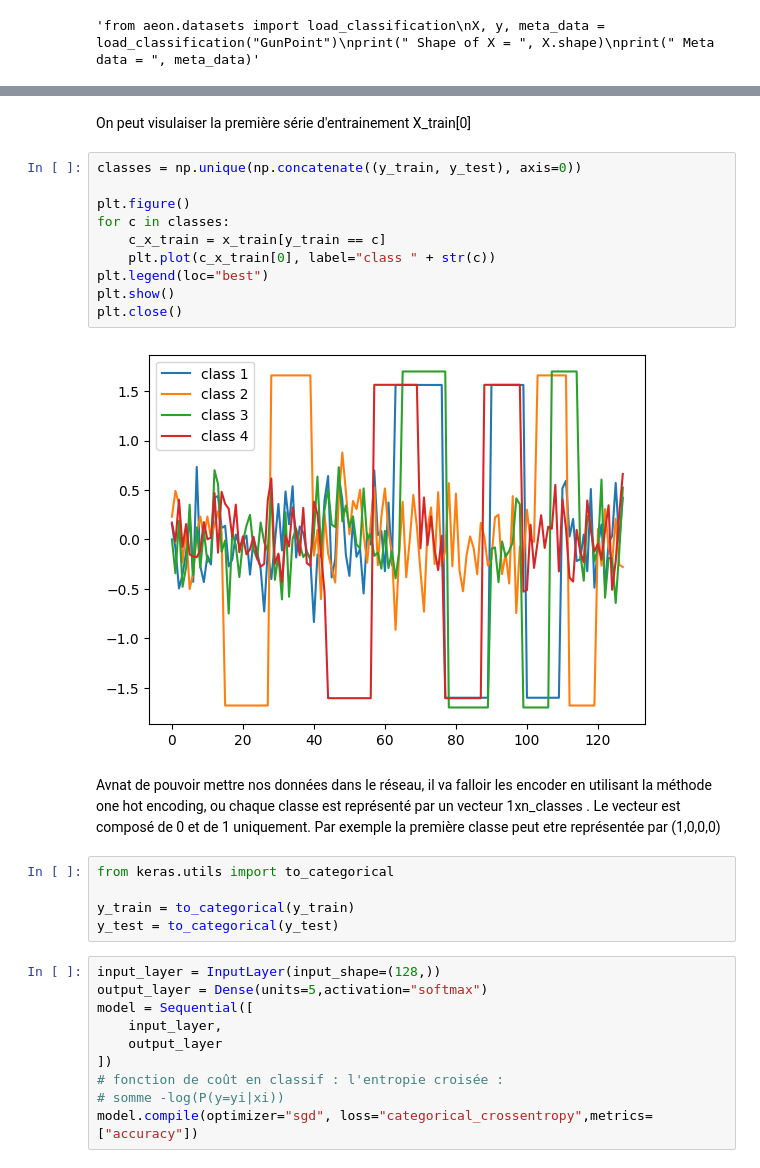
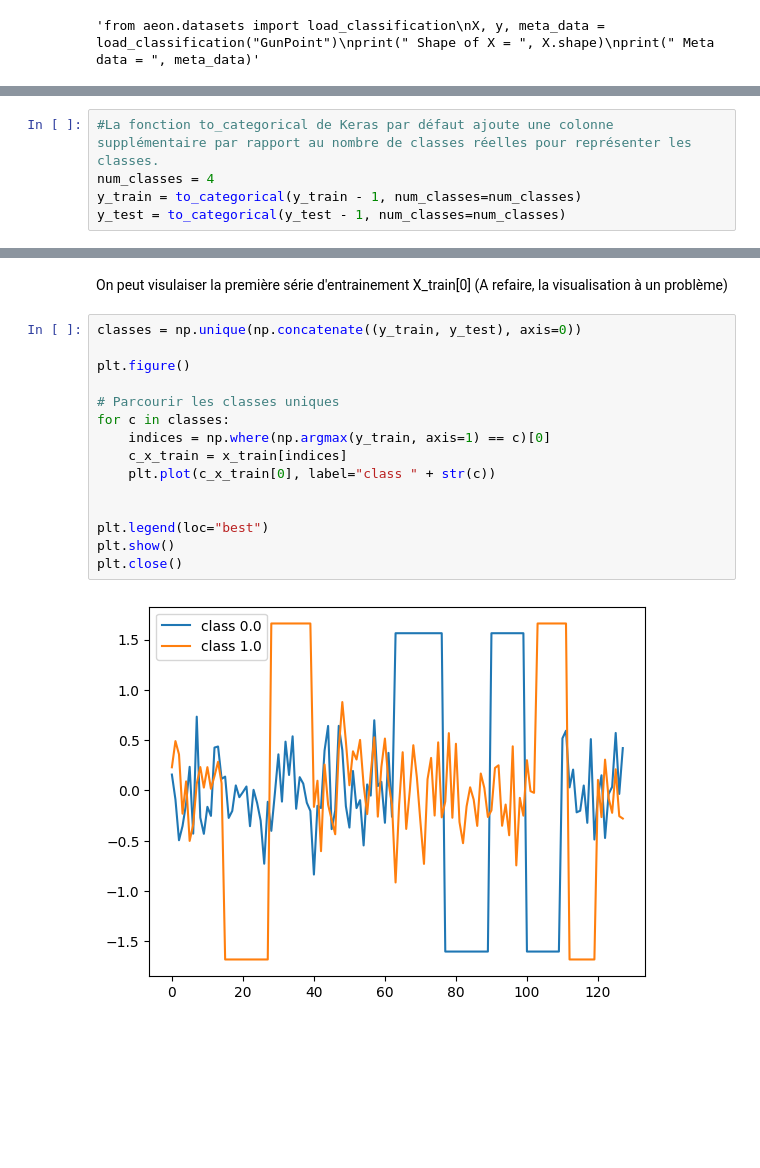
Before and after one commit to m4ddabs/projet-methodo, a Jupyter notebook: Projet_Séance1.ipynb, the cells around one changed output, grey strips where cells are left out. Drawn from its saved outputs; the diff is of its cells as text; blank space fills up the shorter version.

```diff
--- a/Projet_Séance1.ipynb
+++ b/Projet_Séance1.ipynb
@@ -82,0 +108,5 @@ num_classes
+# %%
+#La fonction to_categorical de Keras par défaut ajoute une colonne supplémentaire par rapport au nombre de classes réelles pour représenter les classes.
+num_classes = 4
+y_train = to_categorical(y_train - 1, num_classes=num_classes)
+y_test = to_categorical(y_test - 1, num_classes=num_classes)
@@ -83,32 +135,19 @@ num_classes
 # %% [markdown]
-On peut visulaiser la première série d'entrainement X_train[0]
+On peut visulaiser la première série d'entrainement X_train[0] (A refaire, la visualisation à un problème)
 # %%
 classes = np.unique(np.concatenate((y_train, y_test), axis=0))
 
 plt.figure()
+
+# Parcourir les classes uniques
 for c in classes:
-    c_x_train = x_train[y_train == c]
+    indices = np.where(np.argmax(y_train, axis=1) == c)[0]
+    c_x_train = x_train[indices]
     plt.plot(c_x_train[0], label="class " + str(c))
+
+
 plt.legend(loc="best")
 plt.show()
 plt.close()
 # %% [output]
-[figure, old version]
+[figure, new version]
-# %% [markdown]
-Avnat de pouvoir mettre nos données dans le réseau, il va falloir les encoder en utilisant la méthode one hot encoding, ou chaque classe est représenté par un vecteur 1xn_classes . Le vecteur est composé de 0 et de 1 uniquement.
-Par exemple la première classe peut etre représentée par (1,0,0,0)
-# %%
-from keras.utils import to_categorical
-
-y_train = to_categorical(y_train)
-y_test = to_categorical(y_test)
-# %%
-input_layer = InputLayer(input_shape=(128,))
-output_layer = Dense(units=5,activation="softmax")
-model = Sequential([
-    input_layer,
-    output_layer
-])
-# fonction de coût en classif : l'entropie croisée :
-# somme -log(P(y=yi|xi))
-model.compile(optimizer="sgd", loss="categorical_crossentropy",metrics=["accuracy"])
```
Also changed, not shown: parts of 20 cells of this notebook.
